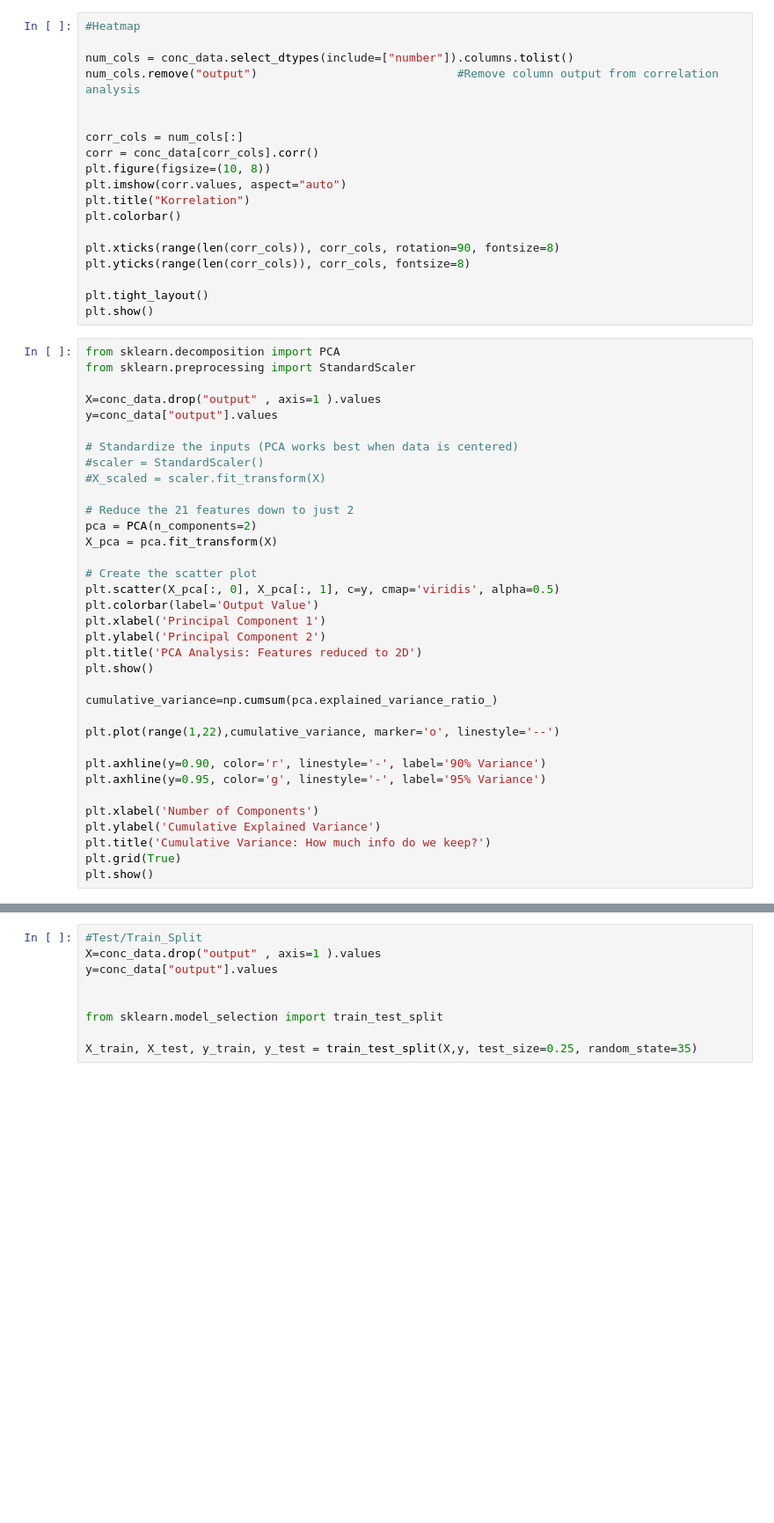
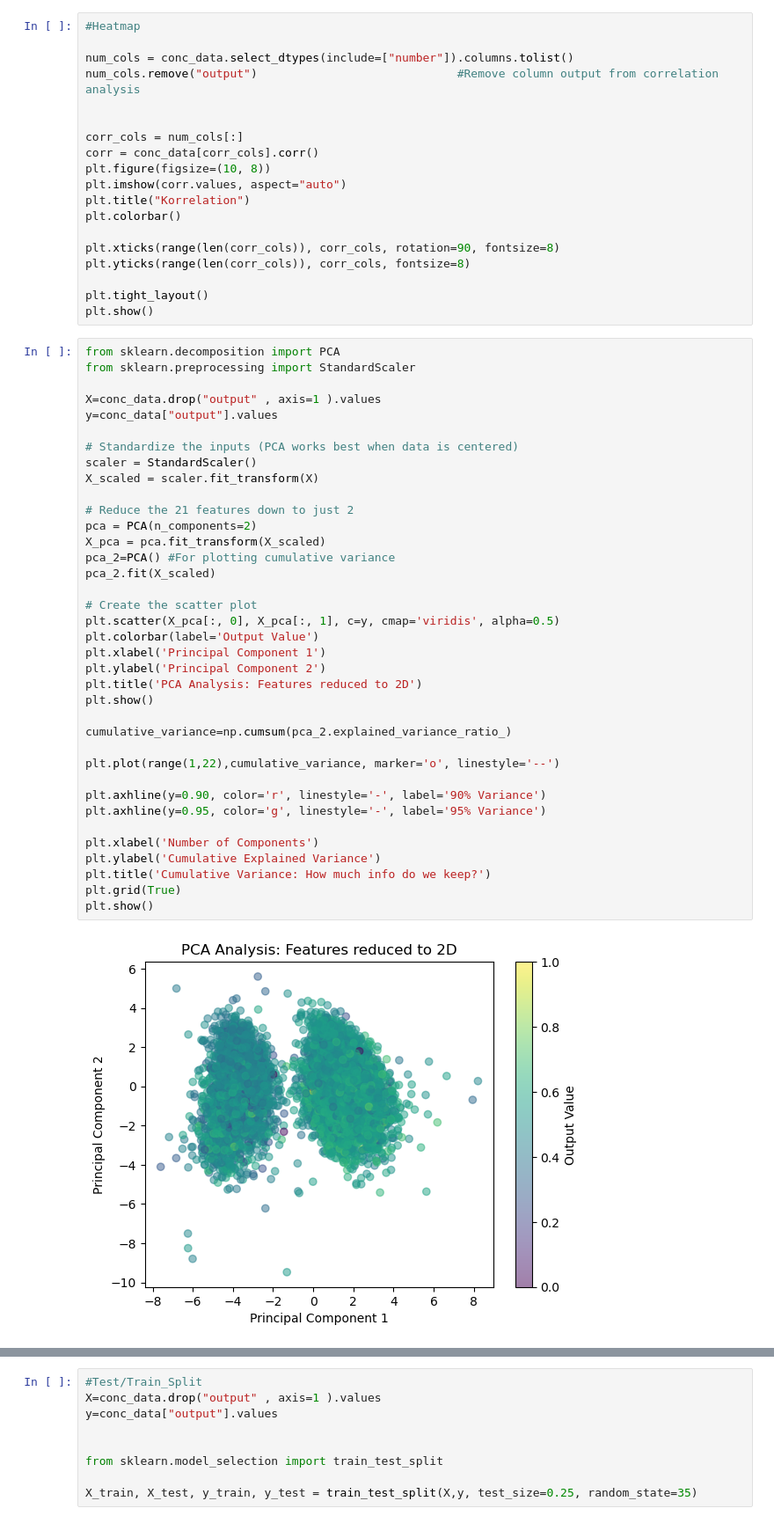
Before and after one commit to marker1401/Steel_Prod_Data, a Jupyter notebook: src/notebooks/notebook.ipynb, the cells around one changed output, grey strips where cells are left out. Shown at 88% size. Saved outputs shown, nothing was run; the diff lists cells and outputs as text; blank space fills up the shorter version.

```diff
--- a/src/notebooks/notebook.ipynb
+++ b/src/notebooks/notebook.ipynb
@@ -113,34 +91,38 @@ plt.show()
 from sklearn.decomposition import PCA
 from sklearn.preprocessing import StandardScaler
 
 X=conc_data.drop("output" , axis=1 ).values
 y=conc_data["output"].values
 
 # Standardize the inputs (PCA works best when data is centered)
-#scaler = StandardScaler()
-#X_scaled = scaler.fit_transform(X)
+scaler = StandardScaler()
+X_scaled = scaler.fit_transform(X)
 
 # Reduce the 21 features down to just 2
 pca = PCA(n_components=2)
-X_pca = pca.fit_transform(X)
+X_pca = pca.fit_transform(X_scaled)
+pca_2=PCA() #For plotting cumulative variance
+pca_2.fit(X_scaled)
 
 # Create the scatter plot
 plt.scatter(X_pca[:, 0], X_pca[:, 1], c=y, cmap='viridis', alpha=0.5)
 plt.colorbar(label='Output Value')
 plt.xlabel('Principal Component 1')
 plt.ylabel('Principal Component 2')
 plt.title('PCA Analysis: Features reduced to 2D')
 plt.show()
 
-cumulative_variance=np.cumsum(pca.explained_variance_ratio_)
+cumulative_variance=np.cumsum(pca_2.explained_variance_ratio_)
 
 plt.plot(range(1,22),cumulative_variance, marker='o', linestyle='--')
 
 plt.axhline(y=0.90, color='r', linestyle='-', label='90% Variance')
 plt.axhline(y=0.95, color='g', linestyle='-', label='95% Variance')
 
 plt.xlabel('Number of Components')
 plt.ylabel('Cumulative Explained Variance')
 plt.title('Cumulative Variance: How much info do we keep?')
 plt.grid(True)
 plt.show()
+# %% [output]
+[figure, added]
```
Also changed, not shown: parts of 12 cells of this notebook, 2 other files.
